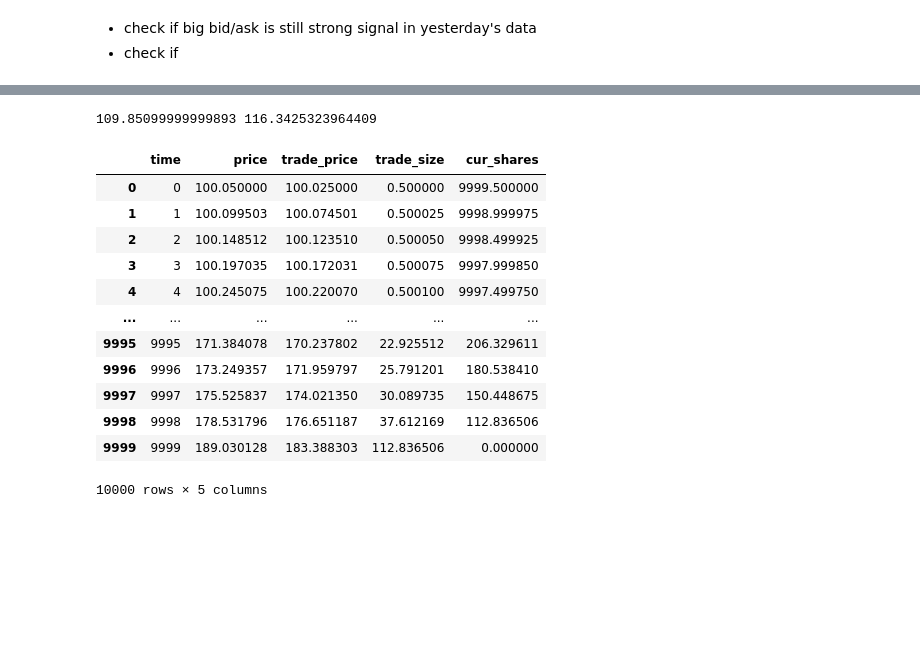
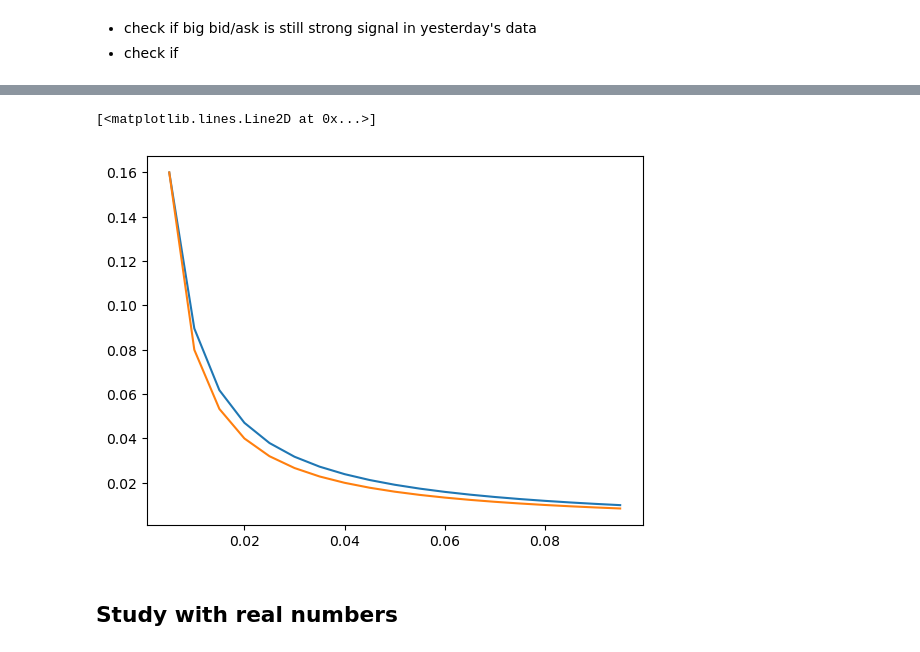
Before and after one commit to rzhan11/MarkData, a Jupyter notebook: nbs/data-gen2.ipynb, the cells around one changed output, grey strips where cells are left out. Saved outputs shown, nothing was run; the diff lists cells and outputs as text; code cells hidden in the pictures; blank space fills up the shorter version.

```diff
--- a/nbs/data-gen2.ipynb
+++ b/nbs/data-gen2.ipynb
@@ -475,20 +524,0 @@ df_tick1
-# %%
-print(avg1, avg2)
-# %% [output]
-109.85099999999893 116.3425323964409
-# %%
-df_tick2
-# %% [output]
-|  | time | price | trade_price | trade_size | cur_shares |
-| 0 | 0 | 100.050000 | 100.025000 | 0.500000 | 9999.500000 |
-| 1 | 1 | 100.099503 | 100.074501 | 0.500025 | 9998.999975 |
-| 2 | 2 | 100.148512 | 100.123510 | 0.500050 | 9998.499925 |
-| 3 | 3 | 100.197035 | 100.172031 | 0.500075 | 9997.999850 |
-| 4 | 4 | 100.245075 | 100.220070 | 0.500100 | 9997.499750 |
-| ... | ... | ... | ... | ... | ... |
-| 9995 | 9995 | 171.384078 | 170.237802 | 22.925512 | 206.329611 |
-| 9996 | 9996 | 173.249357 | 171.959797 | 25.791201 | 180.538410 |
-| 9997 | 9997 | 175.525837 | 174.021350 | 30.089735 | 150.448675 |
-| 9998 | 9998 | 178.531796 | 176.651187 | 37.612169 | 112.836506 |
-| 9999 | 9999 | 189.030128 | 183.388303 | 112.836506 | 0.000000 |
-10000 rows × 5 columns
@@ -496,0 +525,14 @@ df_tick2
+# %%
+# result:
+# fade ~~~ 1 / discount_rate (approx)
+# fade ~~~ 1 / (1 - (1-c)^x) (more exact)
+# c is discount rate, x is time left
+df = pd.DataFrame({"slope": slopes, "discount": discounts})
+
+plt.plot(df["discount"], df["slope"])
+plt.plot(df["discount"], (1 / df["discount"]) * df["slope"][0] * df["discount"][0])
+# %% [output]
+[<matplotlib.lines.Line2D at 0x...>]
+[figure, added]
+# %% [markdown]
+## Study with real numbers
```
Also changed, not shown: parts of 11 cells of this notebook.
